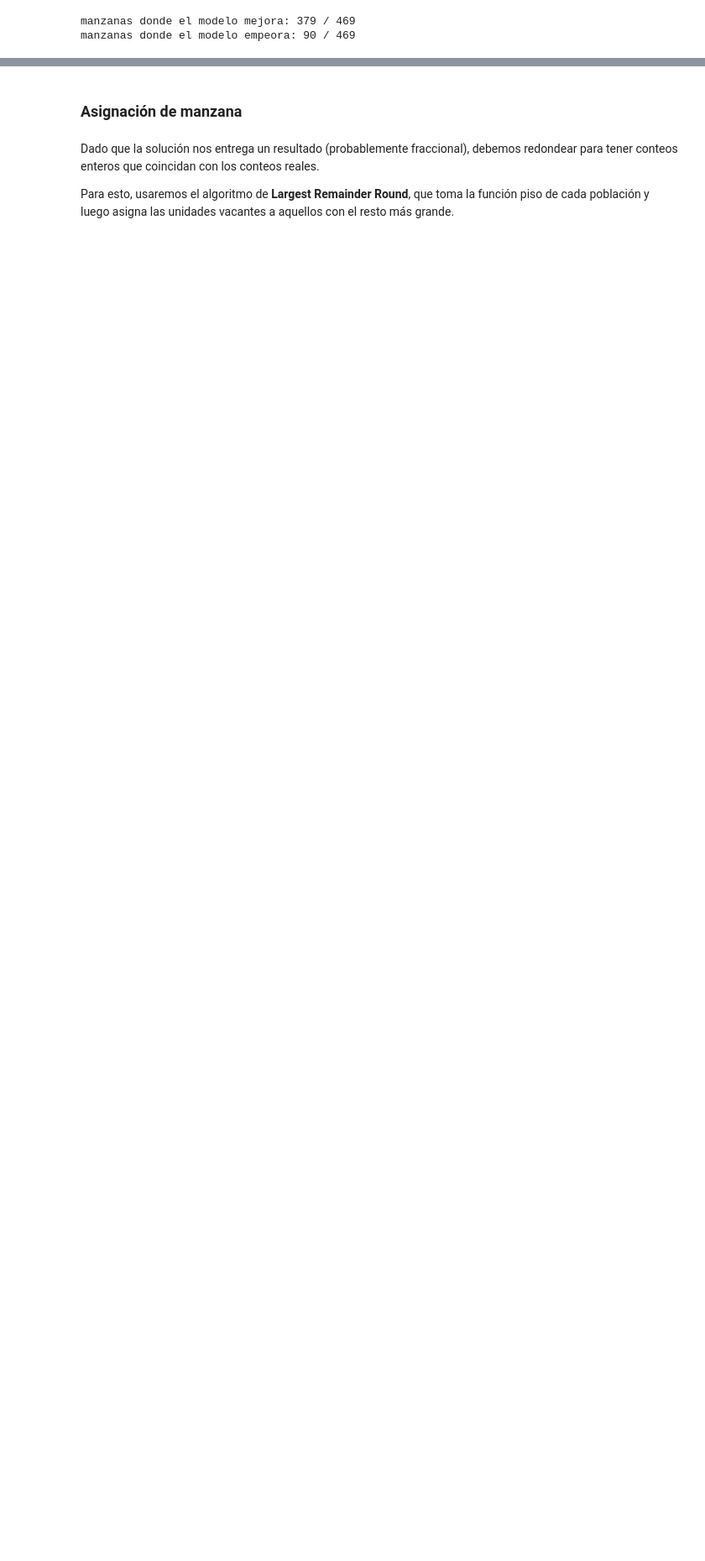
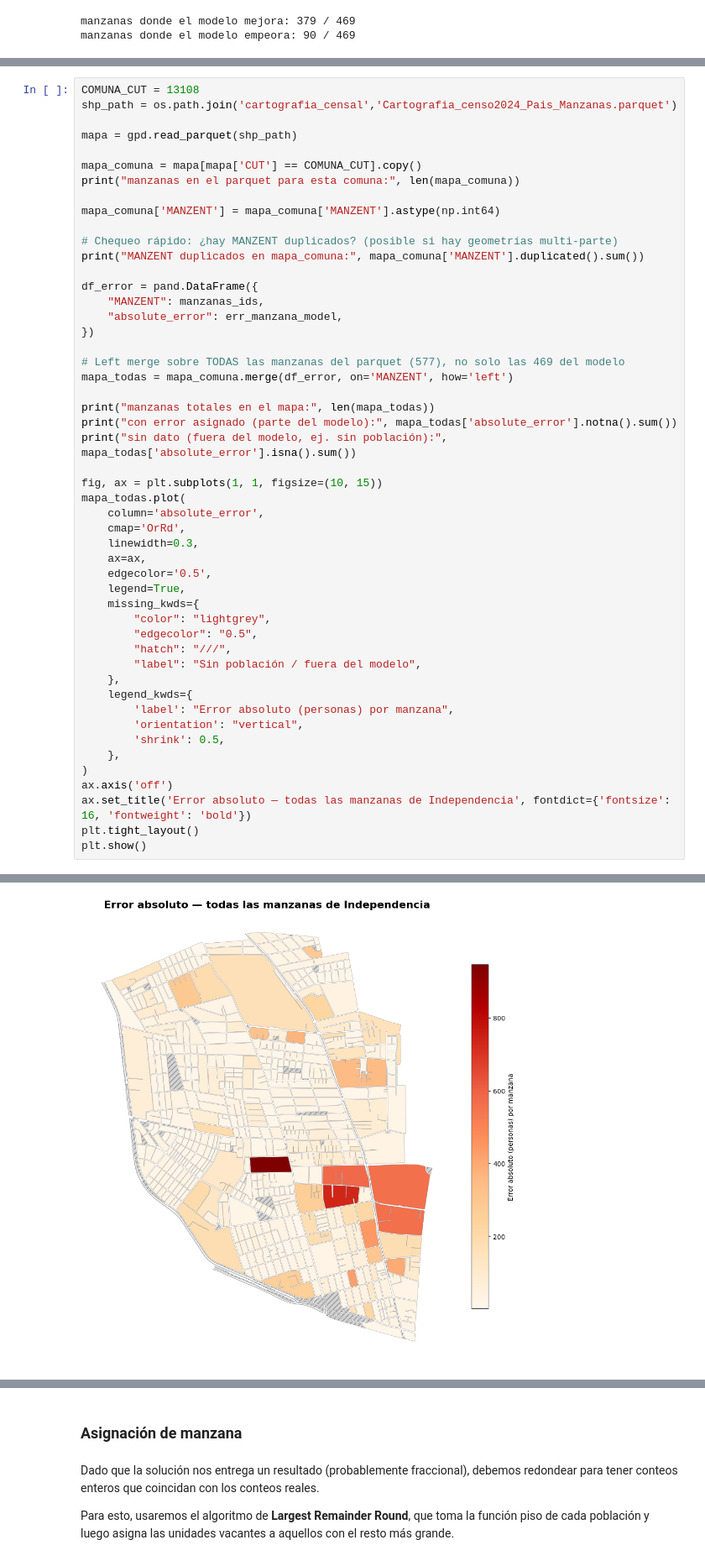
Before and after one commit to vgalfaro/synthetic-data, a Jupyter notebook: microdatos.ipynb, the cells around one changed output, grey strips where cells are left out. Shown at 84% size. Cells and saved outputs as stored; diff of their text form; blank space fills up the shorter version.

```diff
--- a/microdatos.ipynb
+++ b/microdatos.ipynb
@@ -579,0 +475,51 @@ df_comparacion.head(20)
+# %%
+COMUNA_CUT = 13108
+shp_path = os.path.join('cartografia_censal','Cartografia_censo2024_Pais_Manzanas.parquet')
+
+mapa = gpd.read_parquet(shp_path)
+
+mapa_comuna = mapa[mapa['CUT'] == COMUNA_CUT].copy()
+print("manzanas en el parquet para esta comuna:", len(mapa_comuna))
+
+mapa_comuna['MANZENT'] = mapa_comuna['MANZENT'].astype(np.int64)
+
+# Chequeo rápido: ¿hay MANZENT duplicados? (posible si hay geometrías multi-parte)
+print("MANZENT duplicados en mapa_comuna:", mapa_comuna['MANZENT'].duplicated().sum())
+
+df_error = pand.DataFrame({
+    "MANZENT": manzanas_ids,
+    "absolute_error": err_manzana_model,
+})
+
+# Left merge sobre TODAS las manzanas del parquet (577), no solo las 469 del modelo
+mapa_todas = mapa_comuna.merge(df_error, on='MANZENT', how='left')
+
+print("manzanas totales en el mapa:", len(mapa_todas))
+print("con error asignado (parte del modelo):", mapa_todas['absolute_error'].notna().sum())
+print("sin dato (fuera del modelo, ej. sin población):", mapa_todas['absolute_error'].isna().sum())
+
+fig, ax = plt.subplots(1, 1, figsize=(10, 15))
+mapa_todas.plot(
+    column='absolute_error',
+    cmap='OrRd',
+    linewidth=0.3,
+    ax=ax,
+    edgecolor='0.5',
+    legend=True,
+    missing_kwds={
+        "color": "lightgrey",
+        "edgecolor": "0.5",
+        "hatch": "///",
+        "label": "Sin población / fuera del modelo",
+    },
+    legend_kwds={
+        'label': "Error absoluto (personas) por manzana",
+        'orientation': "vertical",
+        'shrink': 0.5,
+    },
+)
+ax.axis('off')
+ax.set_title('Error absoluto — todas las manzanas de Independencia', fontdict={'fontsize': 16, 'fontweight': 'bold'})
+plt.tight_layout()
+plt.show()
+# %% [output]
@@ -579,0 +531 @@ df_comparacion.head(20)
+[figure, added]
```
Also changed, not shown: parts of 20 cells of this notebook, 1 other file.
